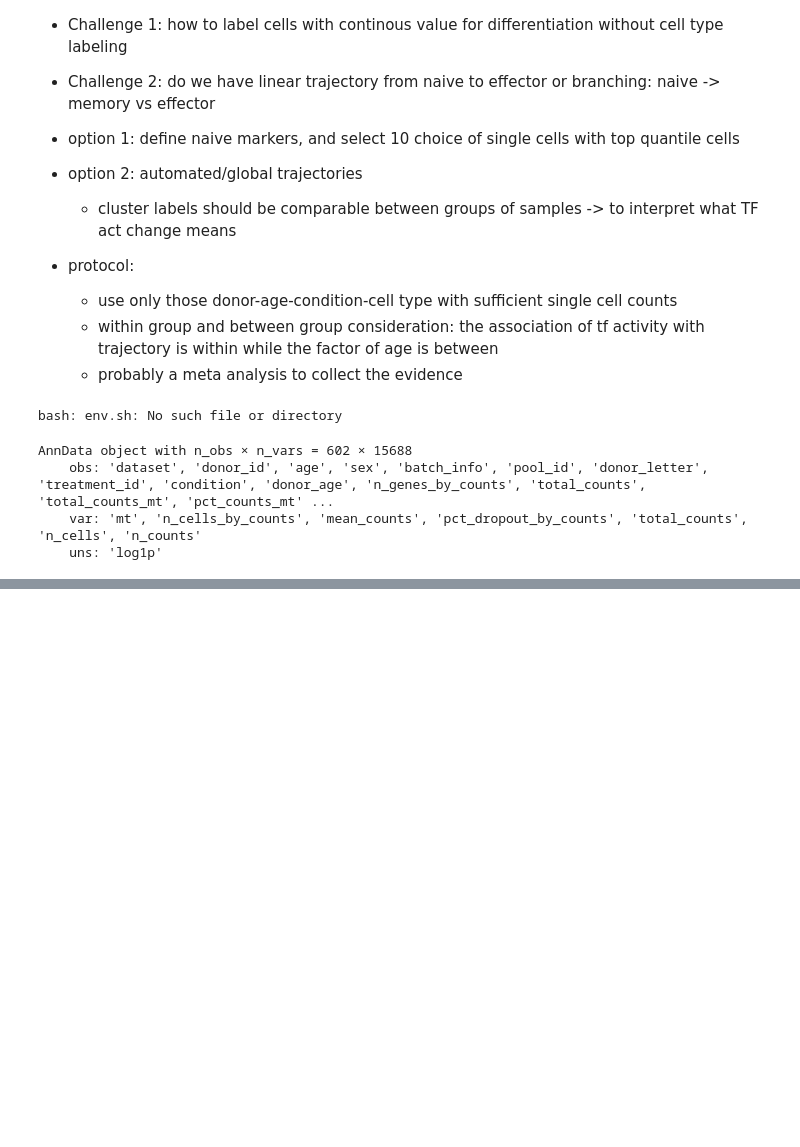
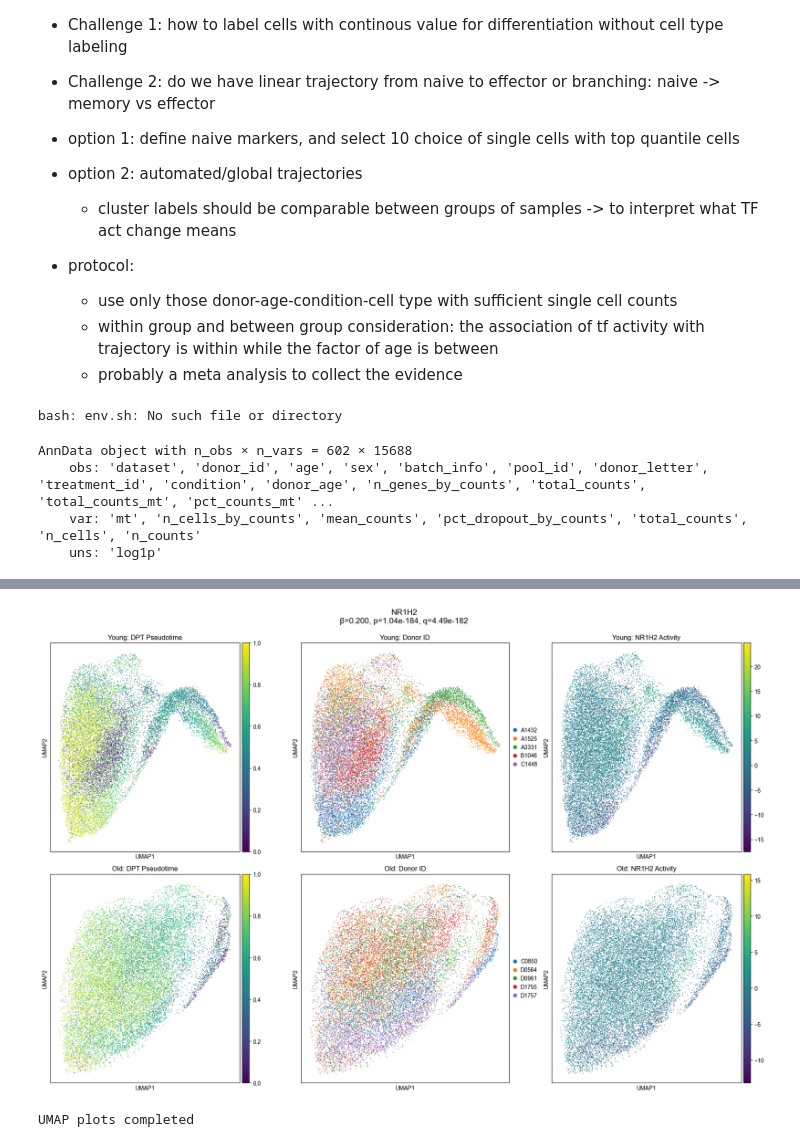
Before and after one commit to janursa/HIRA, a Jupyter notebook: notebooks/trajectory_analysis.ipynb, the cells around one changed output, grey strips where cells are left out. Saved outputs shown, nothing was run; the diff lists cells and outputs as text; code cells hidden in the pictures; blank space fills up the shorter version.

```diff
--- a/notebooks/trajectory_analysis.ipynb
+++ b/notebooks/trajectory_analysis.ipynb
@@ -249,0 +374,76 @@ P-value: 5.38e-09
+# %%
+top_n = 1
+age_cutoff = 50
+
+"""
+Visualize top TFs showing altered association between TF activity and pseudotime with aging.
+Shows UMAP plots colored by DPT, donor, and TF activity for young vs old donors.
+"""
+print(f"\n=== Plotting UMAP Association Results ===")
+
+# Get top TFs by interaction p-value
+top_tfs = traj_stats.nsmallest(top_n, 'interaction_pval')['TF'].tolist()
+print(f"Plotting top {top_n} TFs: {', '.join(top_tfs)}")
+
+# Categorize donors by age
+adata_combined.obs['age_group'] = adata_combined.obs['age'].apply(
+    lambda x: 'Young' if x < age_cutoff else 'Old'
+)
+
+for tf in top_tfs:
+    # Get statistics for this TF
+    tf_stats = traj_stats[traj_stats['TF'] == tf].iloc[0]
+    interaction_coef = tf_stats['interaction_coef']
+    interaction_pval = tf_stats['interaction_pval']
+    interaction_qval = tf_stats['interaction_qval']
+
+    # Add TF activity to obs
+    adata_combined.obs[f'{tf}_activity'] = adata_combined.obsm['score_ulm'][tf].values
+
+    # Create figure: 2 rows (Young, Old) x 3 columns (DPT, Donor, TF Activity)
+    fig, axes = plt.subplots(2, 3, figsize=(18, 12))
+
+    for row_idx, (group, base_color) in enumerate([('Young', 'blue'), ('Old', 'red')]):
+        # Filter by age group
+        age_mask = adata_combined.obs['age_group'] == group
+
+        # Select 10 donors from this age group
+        group_donor_ids = adata_combined.obs['donor_age'].values[age_mask]
+        unique_donors = np.unique(group_donor_ids)
+        selected_donors = unique_donors[:10] if len(unique_donors) >= 10 else unique_donors
+
+        # Get cells from selected donors
+        donor_mask = adata_combined.obs['donor_age'].isin(selected_donors)
+        final_mask = age_mask & donor_mask
+
+        # Subset data
+        adata_subset = adata_combined[final_mask].copy()
+
+        print(f"{group}: {len(selected_donors)} donors, {adata_subset.n_obs} cells")
+
+        # Compute UMAP
+        sc.pp.neighbors(adata_subset, n_neighbors=15)
+        sc.tl.umap(adata_subset)
+
+        # Plot 1: DPT pseudotime
+        ax = axes[row_idx, 0]
+        sc.pl.umap(adata_subset, color='paga_pseudotime', ax=ax, show=False,
+                   title=f'{group}: DPT Pseudotime')
+
+        # Plot 2: Donor ID
+        ax = axes[row_idx, 1]
+        sc.pl.umap(adata_subset, color='donor_age', ax=ax, show=False,
+                   title=f'{group}: Donor ID', legend_loc='right margin')
+
+        # Plot 3: TF Activity
+        ax = axes[row_idx, 2]
+        sc.pl.umap(adata_subset, color=f'{tf}_activity', ax=ax, show=False,
+                   title=f'{group}: {tf} Activity')
+
+    plt.suptitle(f'{tf}\nβ={interaction_coef:.3f}, p={interaction_pval:.2e}, q={interaction_qval:.2e}',
+                 fontsize=14, y=0.995)
+    plt.tight_layout()
+    plt.show()
+
+print("UMAP plots completed")
+# %% [output]
@@ -249,0 +454,2 @@ P-value: 5.38e-09
+[figure, added]
+UMAP plots completed
```
Also changed, not shown: parts of 8 cells of this notebook, 4 other files.
